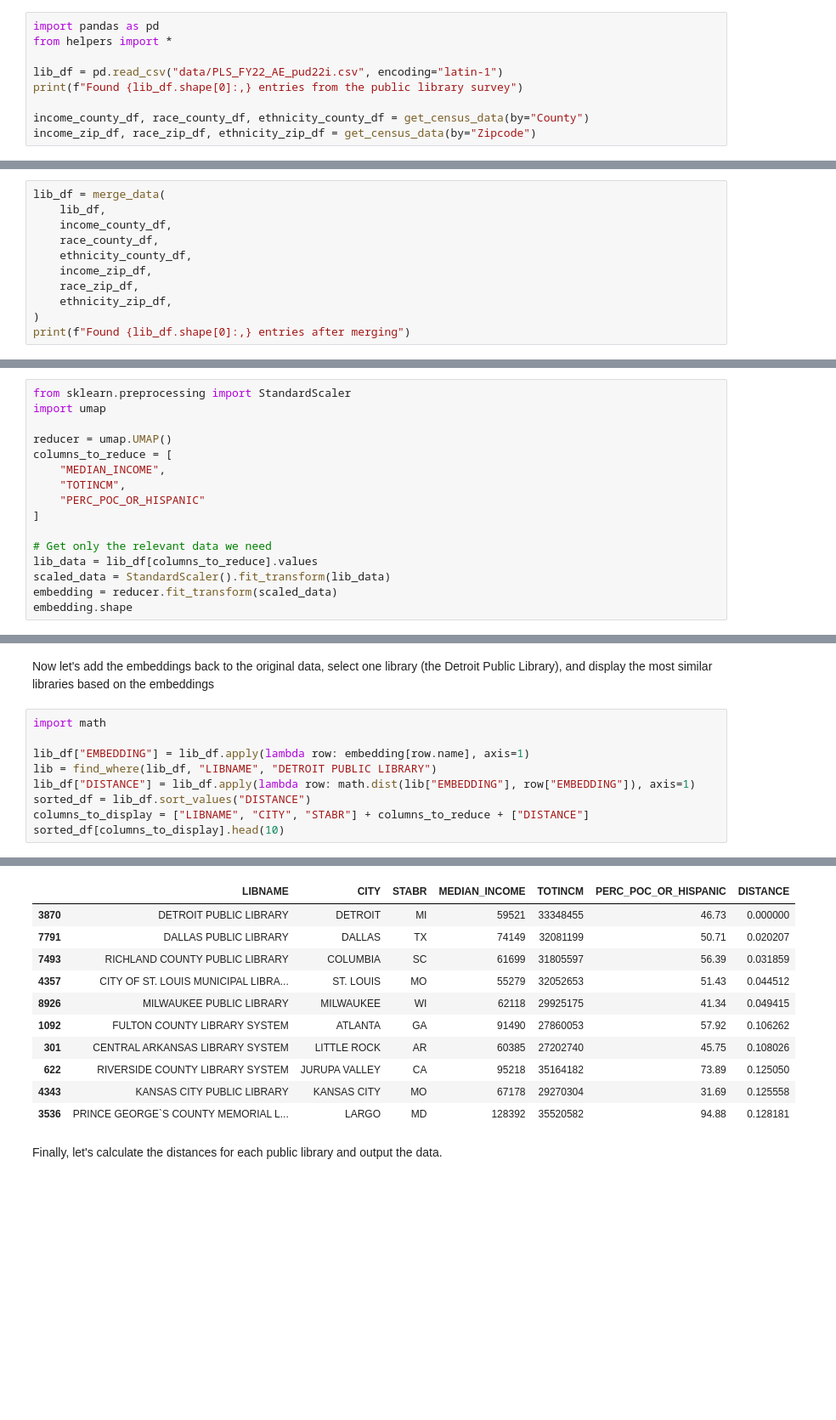
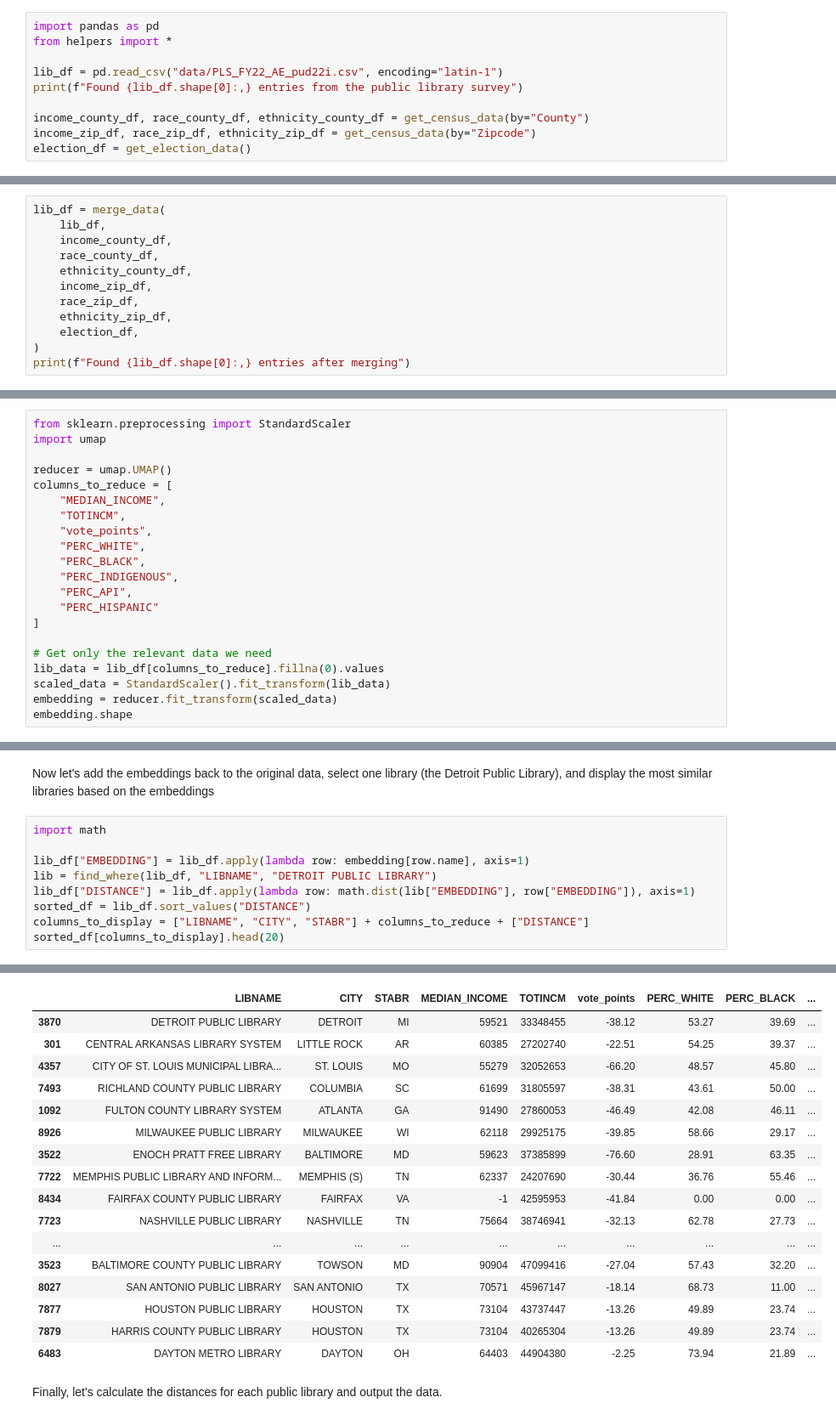
Before and after one commit to beefoo/public-library-survey, a Jupyter notebook: similarity.ipynb, the cells around one changed output, grey strips where cells are left out. Shown at 85% size. Drawn from its saved outputs; the diff is of its cells as text; blank space fills up the shorter version.

```diff
--- a/similarity.ipynb
+++ b/similarity.ipynb
@@ -13,6 +13,7 @@ print(f"Found {lib_df.shape[0]:,} entries from the public library survey")
 
 income_county_df, race_county_df, ethnicity_county_df = get_census_data(by="County")
 income_zip_df, race_zip_df, ethnicity_zip_df = get_census_data(by="Zipcode")
+election_df = get_election_data()
 # %% [output]
 Found 9,248 entries from the public library survey
 Found 3,222 entries from the Census median household income dataset by County
@@ -47,6 +51,7 @@ lib_df = merge_data(
     income_zip_df,
     race_zip_df,
     ethnicity_zip_df,
+    election_df,
 )
 print(f"Found {lib_df.shape[0]:,} entries after merging")
 # %% [output]
@@ -88,11 +110,16 @@ reducer = umap.UMAP()
 columns_to_reduce = [
     "MEDIAN_INCOME",
     "TOTINCM",
-    "PERC_POC_OR_HISPANIC"
+    "vote_points",
+    "PERC_WHITE",
+    "PERC_BLACK",
+    "PERC_INDIGENOUS",
+    "PERC_API",
+    "PERC_HISPANIC"
 ]
 
 # Get only the relevant data we need
-lib_data = lib_df[columns_to_reduce].values
+lib_data = lib_df[columns_to_reduce].fillna(0).values
 scaled_data = StandardScaler().fit_transform(lib_data)
 embedding = reducer.fit_transform(scaled_data)
 embedding.shape
@@ -113,25 +140,31 @@ Now let's add the embeddings back to the original data, select one library (the
 # %%
 import math
 
 lib_df["EMBEDDING"] = lib_df.apply(lambda row: embedding[row.name], axis=1)
 lib = find_where(lib_df, "LIBNAME", "DETROIT PUBLIC LIBRARY")
 lib_df["DISTANCE"] = lib_df.apply(lambda row: math.dist(lib["EMBEDDING"], row["EMBEDDING"]), axis=1)
 sorted_df = lib_df.sort_values("DISTANCE")
 columns_to_display = ["LIBNAME", "CITY", "STABR"] + columns_to_reduce + ["DISTANCE"]
-sorted_df[columns_to_display].head(10)
+sorted_df[columns_to_display].head(20)
 # %% [output]
 1
-|  | LIBNAME | CITY | STABR | MEDIAN_INCOME | TOTINCM | PERC_POC_OR_HISPANIC | DISTANCE |
-| 3870 | DETROIT PUBLIC LIBRARY | DETROIT | MI | 59521 | 33348455 | 46.73 | 0.000000 |
-| 7791 | DALLAS PUBLIC LIBRARY | DALLAS | TX | 74149 | 32081199 | 50.71 | 0.020207 |
-| 7493 | RICHLAND COUNTY PUBLIC LIBRARY | COLUMBIA | SC | 61699 | 31805597 | 56.39 | 0.031859 |
-| 4357 | CITY OF ST. LOUIS MUNICIPAL LIBRA... | ST. LOUIS | MO | 55279 | 32052653 | 51.43 | 0.044512 |
-| 8926 | MILWAUKEE PUBLIC LIBRARY | MILWAUKEE | WI | 62118 | 29925175 | 41.34 | 0.049415 |
-| 1092 | FULTON COUNTY LIBRARY SYSTEM | ATLANTA | GA | 91490 | 27860053 | 57.92 | 0.106262 |
-| 301 | CENTRAL ARKANSAS LIBRARY SYSTEM | LITTLE ROCK | AR | 60385 | 27202740 | 45.75 | 0.108026 |
-| 622 | RIVERSIDE COUNTY LIBRARY SYSTEM | JURUPA VALLEY | CA | 95218 | 35164182 | 73.89 | 0.125050 |
-| 4343 | KANSAS CITY PUBLIC LIBRARY | KANSAS CITY | MO | 67178 | 29270304 | 31.69 | 0.125558 |
-| 3536 | PRINCE GEORGE`S COUNTY MEMORIAL L... | LARGO | MD | 128392 | 35520582 | 94.88 | 0.128181 |
+|  | LIBNAME | CITY | STABR | MEDIAN_INCOME | TOTINCM | vote_points | PERC_WHITE | PERC_BLACK | ... |
+| 3870 | DETROIT PUBLIC LIBRARY | DETROIT | MI | 59521 | 33348455 | -38.12 | 53.27 | 39.69 | ... |
+| 301 | CENTRAL ARKANSAS LIBRARY SYSTEM | LITTLE ROCK | AR | 60385 | 27202740 | -22.51 | 54.25 | 39.37 | ... |
+| 4357 | CITY OF ST. LOUIS MUNICIPAL LIBRA... | ST. LOUIS | MO | 55279 | 32052653 | -66.20 | 48.57 | 45.80 | ... |
+| 7493 | RICHLAND COUNTY PUBLIC LIBRARY | COLUMBIA | SC | 61699 | 31805597 | -38.31 | 43.61 | 50.00 | ... |
+| 1092 | FULTON COUNTY LIBRARY SYSTEM | ATLANTA | GA | 91490 | 27860053 | -46.49 | 42.08 | 46.11 | ... |
+| 8926 | MILWAUKEE PUBLIC LIBRARY | MILWAUKEE | WI | 62118 | 29925175 | -39.85 | 58.66 | 29.17 | ... |
+| 3522 | ENOCH PRATT FREE LIBRARY | BALTIMORE | MD | 59623 | 37385899 | -76.60 | 28.91 | 63.35 | ... |
+| 7722 | MEMPHIS PUBLIC LIBRARY AND INFORM... | MEMPHIS (S) | TN | 62337 | 24207690 | -30.44 | 36.76 | 55.46 | ... |
+| 8434 | FAIRFAX COUNTY PUBLIC LIBRARY | FAIRFAX | VA | -1 | 42595953 | -41.84 | 0.00 | 0.00 | ... |
+| 7723 | NASHVILLE PUBLIC LIBRARY | NASHVILLE | TN | 75664 | 38746941 | -32.13 | 62.78 | 27.73 | ... |
+| ... | ... | ... | ... | ... | ... | ... | ... | ... | ... |
+| 3523 | BALTIMORE COUNTY PUBLIC LIBRARY | TOWSON | MD | 90904 | 47099416 | -27.04 | 57.43 | 32.20 | ... |
+| 8027 | SAN ANTONIO PUBLIC LIBRARY | SAN ANTONIO | TX | 70571 | 45967147 | -18.14 | 68.73 | 11.00 | ... |
+| 7877 | HOUSTON PUBLIC LIBRARY | HOUSTON | TX | 73104 | 43737447 | -13.26 | 49.89 | 23.74 | ... |
+| 7879 | HARRIS COUNTY PUBLIC LIBRARY | HOUSTON | TX | 73104 | 40265304 | -13.26 | 49.89 | 23.74 | ... |
+| 6483 | DAYTON METRO LIBRARY | DAYTON | OH | 64403 | 44904380 | -2.25 | 73.94 | 21.89 | ... |
 # %% [markdown]
 Finally, let's calculate the distances for each public library and output the data.
 # %%
```
Also changed, not shown: parts of 7 cells of this notebook, 3 other files.
